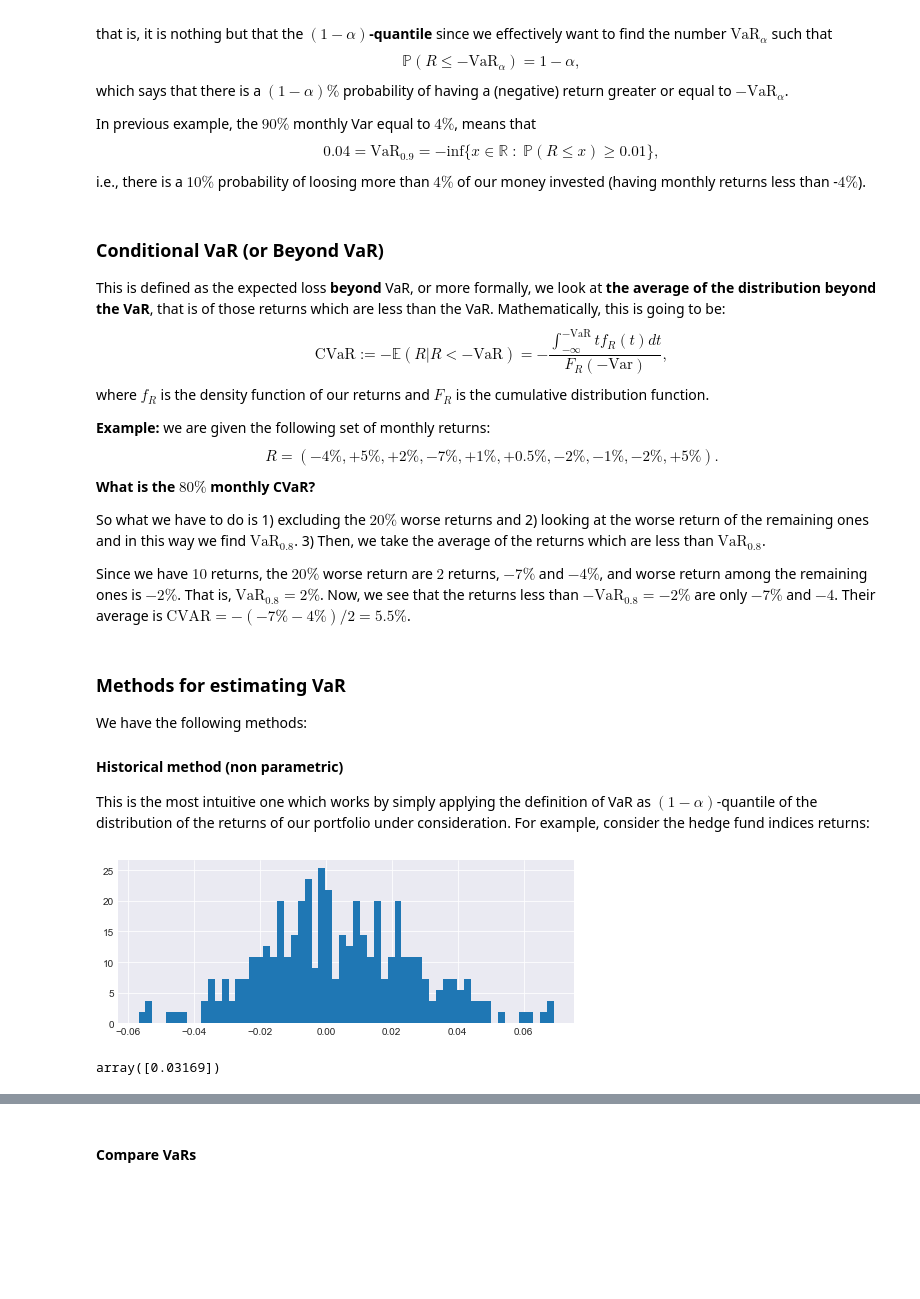
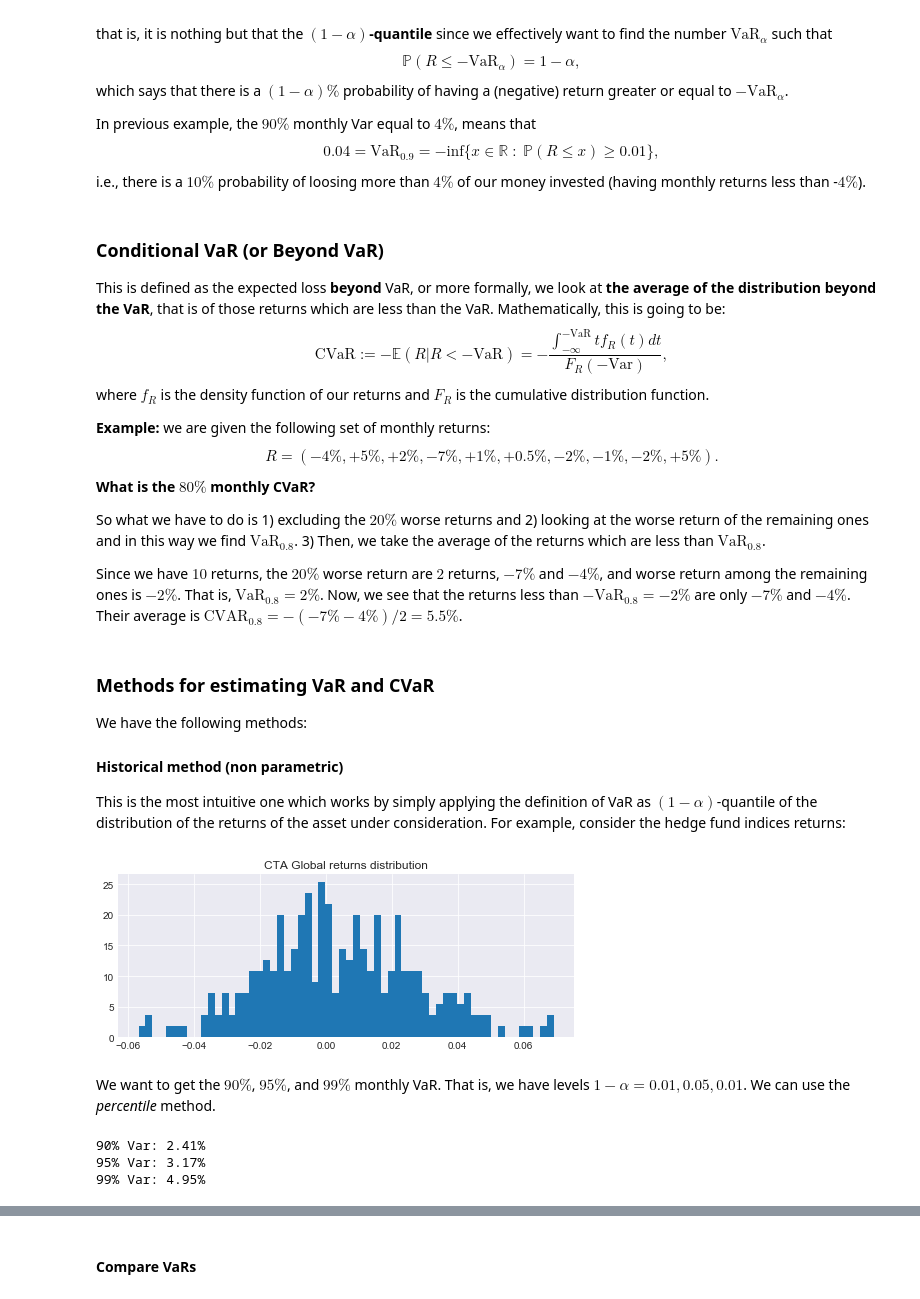
Before and after one commit to z4ir3/finance-courses, a Jupyter notebook: week-1.ipynb, the cells around one changed output, grey strips where cells are left out. Saved outputs shown, nothing was run; the diff lists cells and outputs as text; code cells hidden in the pictures; blank space fills up the shorter version.

Commit message:
update methods for estimating VaR

```diff
--- a/week-1.ipynb
+++ b/week-1.ipynb
@@ -899,30 +899,41 @@ $$
 
 So what we have to do is 1) excluding the $20\%$ worse returns and 2) looking at the worse return of the remaining ones and in this way we find $\text{VaR}_{0.8}$. 3) Then, we take the average of the returns which are less than $\text{VaR}_{0.8}$.
 
-Since we have $10$ returns, the $20\%$ worse return are $2$ returns, $-7\%$ and $-4\%$, and worse return among the remaining ones is $-2\%$. That is, $\text{VaR}_{0.8} = 2\%$. Now, we see that the returns less than $-\text{VaR}_{0.8}=-2\%$ are only $-7\%$ and $-4$. Their average is $\text{CVAR} = - (-7\%-4\%)/2 = 5.5\%$.
+Since we have $10$ returns, the $20\%$ worse return are $2$ returns, $-7\%$ and $-4\%$, and worse return among the remaining ones is $-2\%$. That is, $\text{VaR}_{0.8} = 2\%$. Now, we see that the returns less than $-\text{VaR}_{0.8}=-2\%$ are only $-7\%$ and $-4\%$.
+Their average is $\text{CVAR}_{0.8} = - (-7\%-4\%)/2 = 5.5\%$.
 # %% [markdown]
-### Methods for estimating VaR
+### Methods for estimating VaR and CVaR
 We have the following methods:
 
 #### Historical method (non parametric)
-This is the most intuitive one which works by simply applying the definition of VaR as $(1-\alpha)$-quantile of the distribution of the returns of our portfolio under consideration. For example, consider the hedge fund indices returns:
+This is the most intuitive one which works by simply applying the definition of VaR as $(1-\alpha)$-quantile of the distribution of the returns of the asset under consideration. For example, consider the hedge fund indices returns:
 # %%
 # get the CTA global returns
 hfi = erk.get_hfi_returns()
 
-# ...and plot the distribution
+# ...and plot their distribution
 f = plt.figure(figsize=(18,3))
 ax1 = f.add_subplot(121)
 ax1.hist( hfi["CTA Global"] ,bins=60, density=True )
-ax1.set_title("")
+ax1.set_title("CTA Global returns distribution")
 ax1.grid()
 # %% [output]
-[figure, old version]
+[figure, new version]
-# %%
-# We want to compute the 95% VaR, i.e, we have 1-alpha=0.95 which gives alpha=0.05
-alpha = np.array([0.05])
-VaR = -np.percentile(hfi["CTA Global"], alpha*100) # here, we multiply by 100 because np.percentile want an input between 0 and 100
-VaR
-# %% [output]
-array([0.03169])
+# %% [markdown]
+We want to get the $90\%$, $95\%$, and $99\%$ monthly VaR.
+That is, we have levels $1-\alpha=0.01, 0.05, 0.01$. We can use the *percentile* method.
+# %%
+alpha = np.array([0.90, 0.95, 0.99])
+level = 1 - alpha
+
+# In the percentile method, we multiply by 100 because it wants an input between 0 and 100
+VaRs = -np.percentile(hfi["CTA Global"], level*100)
+
+print("90% Var: {:.2f}%".format(VaRs[0] * 100))
+print("95% Var: {:.2f}%".format(VaRs[1] * 100))
+print("99% Var: {:.2f}%".format(VaRs[2] * 100))
+# %% [output]
+90% Var: 2.41%
+95% Var: 3.17%
+99% Var: 4.95%
 # %% [markdown]
```
Also changed, not shown: parts of 10 cells of this notebook.
